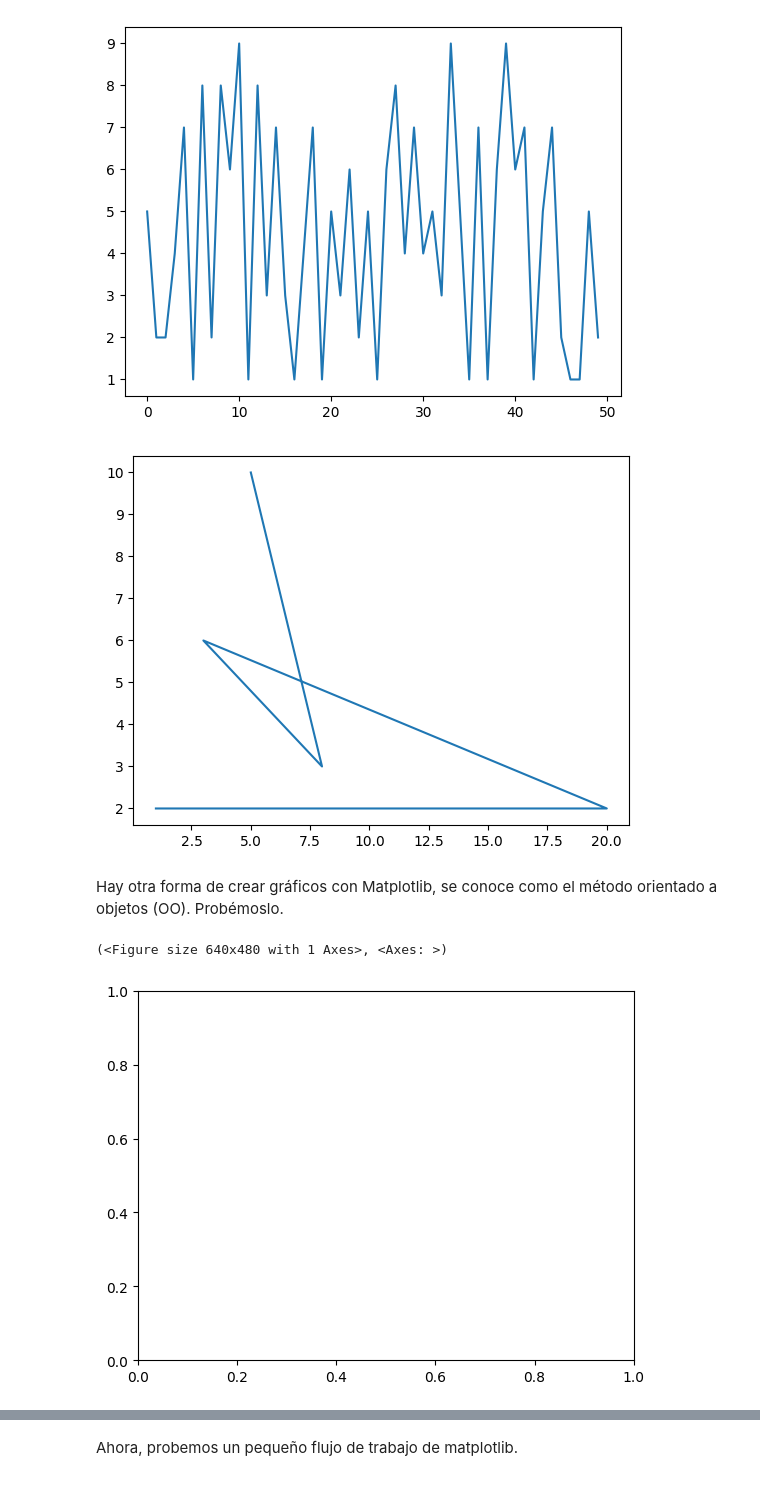
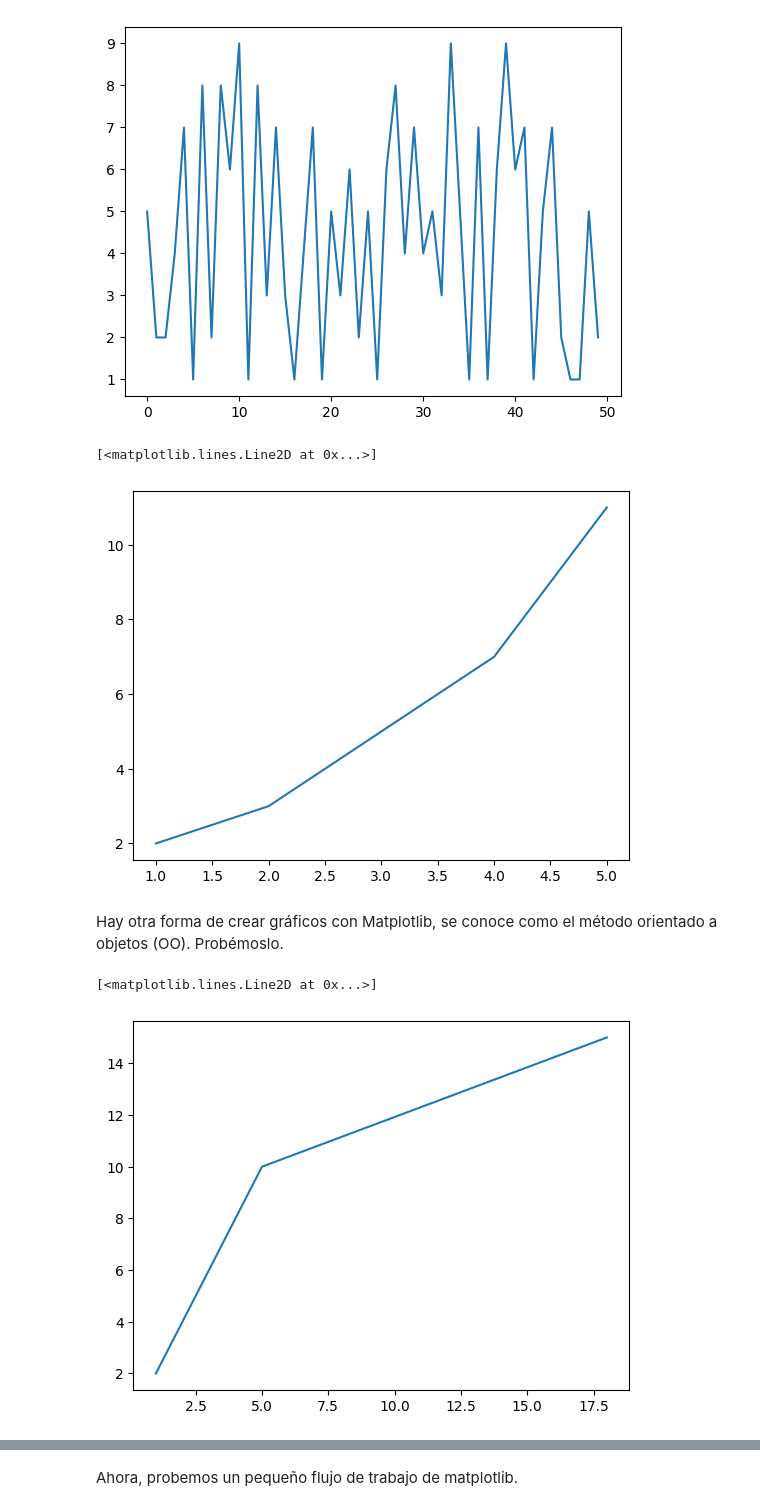
Before and after one commit to AlexDotel/Practicas-Machine-Learning, a Jupyter notebook: Ejercicio_Matplotlib.ipynb, the cells around one changed output, grey strips where cells are left out. Saved outputs shown, nothing was run; the diff lists cells and outputs as text; code cells hidden in the pictures.

```diff
--- a/Ejercicio_Matplotlib.ipynb
+++ b/Ejercicio_Matplotlib.ipynb
@@ -34,18 +33,18 @@ y = [2, 2, 6, 3, 10]
 # %%
 # Grafica X e y (las listas que has creado)
-
-plt.plot(x, y)
-plt.show()
+plt.plot(X, Y)
 # %% [output]
+[<matplotlib.lines.Line2D at 0x...>]
-[figure, old version]
+[figure, new version]
 # %% [markdown]
 
 Hay otra forma de crear gráficos con Matplotlib, se conoce como el método orientado a objetos (OO). Probémoslo.
 # %%
 # Crea un gráfico usando plt.subplots()
-plt.subplots()
+fig, ax = plt.subplots()
+ax.plot([1,5,18], [2,10,15])
 # %% [output]
-(<Figure size 640x480 with 1 Axes>, <Axes: >)
+[<matplotlib.lines.Line2D at 0x...>]
-[figure, old version]
+[figure, new version]
 # %%
 # Crea un gráfico usando plt.subplots() y luego agrega X e y en los ejes
```
Also changed, not shown: parts of 2 cells of this notebook.
